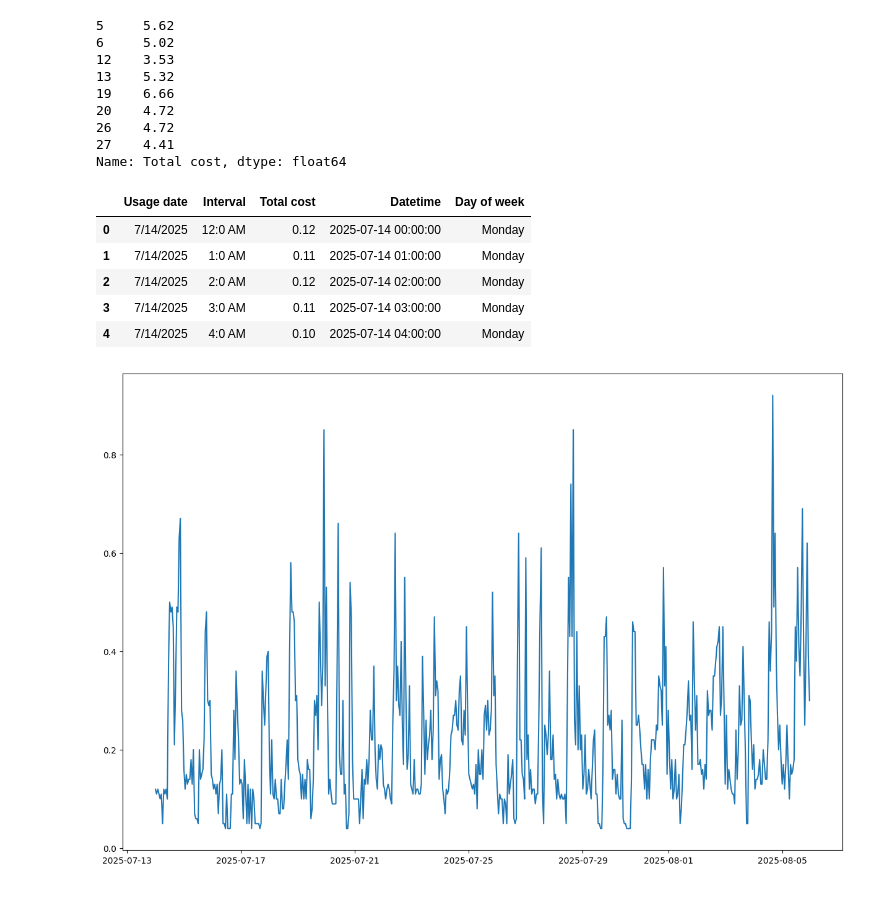
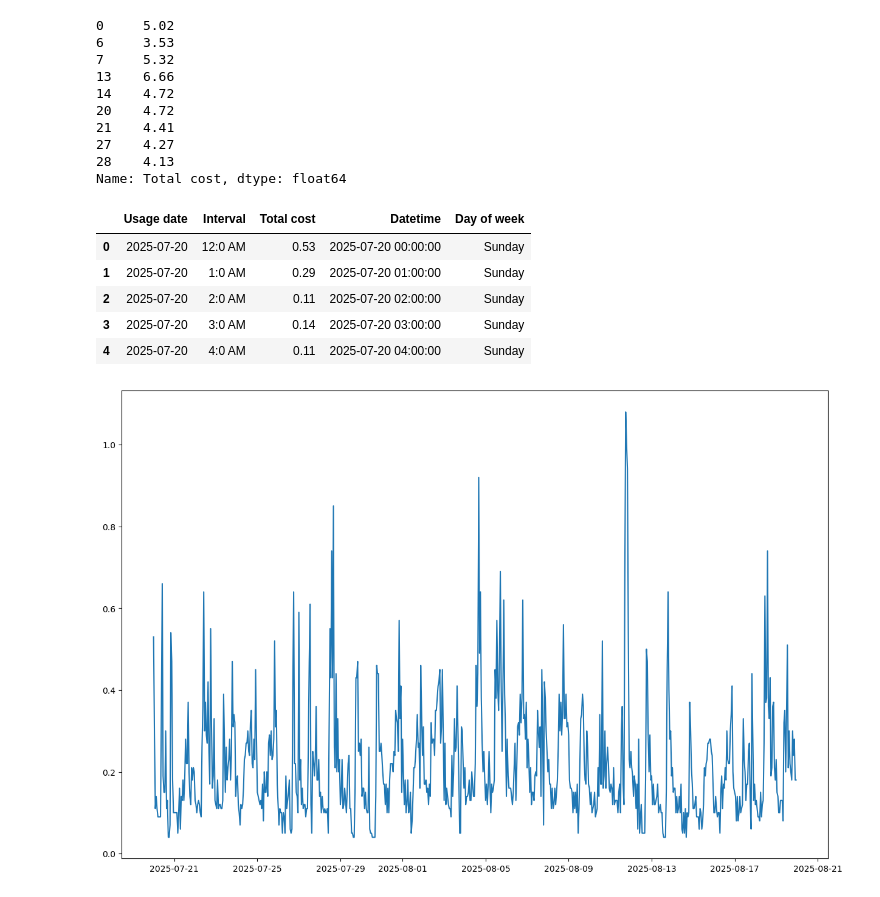
Before and after one commit to Natethanielr/custom_srp_dashboard, a Jupyter notebook: srp/srp.ipynb, the cells around one changed output. Saved outputs shown, nothing was run; the diff lists cells and outputs as text; code cells hidden in the pictures.

```diff
--- a/srp/srp.ipynb
+++ b/srp/srp.ipynb
@@ -4,9 +4,11 @@ import matplotlib.pyplot as plt
 import pandas as pd
 # %%
 # import daily cost csv
-df = pd.read_csv('dailyCost7_14_2025_to_8_12_2025.csv')
+df = pd.read_csv('dailyCost7_20_2025_to_8_19_2025.csv')
+# drop last combined row
+df = df.drop(df.index[-1])
 # import hourly cost csv
-df1 = pd.read_csv('hourlyCost7_14_2025_to_8_5_2025.csv')
+df1 = pd.read_csv('hourlyCost7_20_2025_to_8_19_2025.csv')
 # convert usage date to pandas datetime
 df['Usage date'] = pd.to_datetime(df['Usage date'])
 # remove $ and covert to float
@@ -74,28 +76,30 @@ Name: Total cost, dtype: float64
 weekend_costs = df[df["Day of week"].isin(["Saturday", "Sunday"])]["Total cost"]
 print(weekend_costs)
 # %% [output]
-5     5.62
-6     5.02
-12    3.53
-13    5.32
-19    6.66
+0     5.02
+6     3.53
+7     5.32
+13    6.66
+14    4.72
 20    4.72
-26    4.72
-27    4.41
+21    4.41
+27    4.27
+28    4.13
 Name: Total cost, dtype: float64
 # %%
 df1['Total cost'] = df1['Total cost'].replace({'\\$': '', ',': ''}, regex=True).astype(float)
 df1["Datetime"] = pd.to_datetime(df1["Usage date"] + " " + df1["Interval"], format="%m/%d/%Y %I:%M %p")
 df1['Day of week'] = df1['Datetime'].dt.day_name()
+df1['Usage date'] = pd.to_datetime(df1['Usage date'])
 
 fig, ax = plt.subplots(figsize = (15,10))
 ax.plot(df1['Datetime'], df1['Total cost'])
 df1.head()
 # %% [output]
 |  | Usage date | Interval | Total cost | Datetime | Day of week |
-| 0 | 7/14/2025 | 12:0 AM | 0.12 | 2025-07-14 00:00:00 | Monday |
-| 1 | 7/14/2025 | 1:0 AM | 0.11 | 2025-07-14 01:00:00 | Monday |
-| 2 | 7/14/2025 | 2:0 AM | 0.12 | 2025-07-14 02:00:00 | Monday |
-| 3 | 7/14/2025 | 3:0 AM | 0.11 | 2025-07-14 03:00:00 | Monday |
-| 4 | 7/14/2025 | 4:0 AM | 0.10 | 2025-07-14 04:00:00 | Monday |
+| 0 | 2025-07-20 | 12:0 AM | 0.53 | 2025-07-20 00:00:00 | Sunday |
+| 1 | 2025-07-20 | 1:0 AM | 0.29 | 2025-07-20 01:00:00 | Sunday |
+| 2 | 2025-07-20 | 2:0 AM | 0.11 | 2025-07-20 02:00:00 | Sunday |
+| 3 | 2025-07-20 | 3:0 AM | 0.14 | 2025-07-20 03:00:00 | Sunday |
+| 4 | 2025-07-20 | 4:0 AM | 0.11 | 2025-07-20 04:00:00 | Sunday |
-[figure, old version]
+[figure, new version]
```
Also changed, not shown: parts of 8 cells of this notebook, 3 other files.
